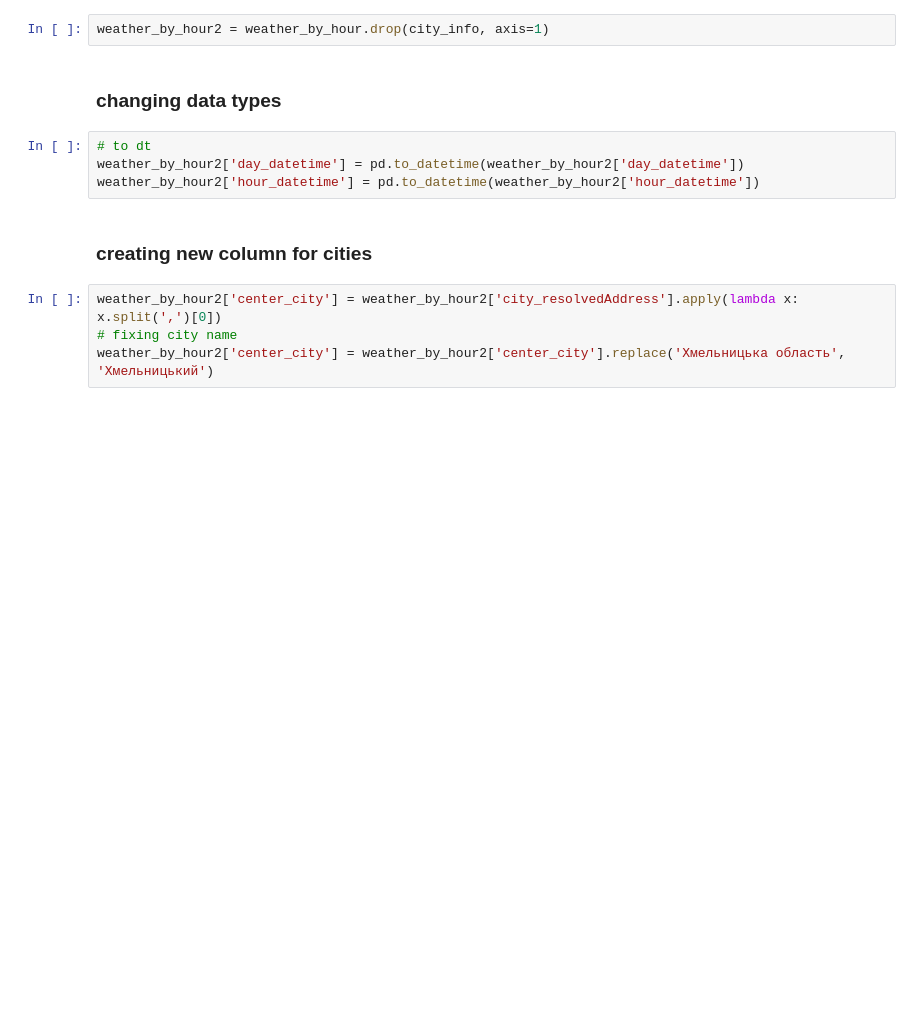
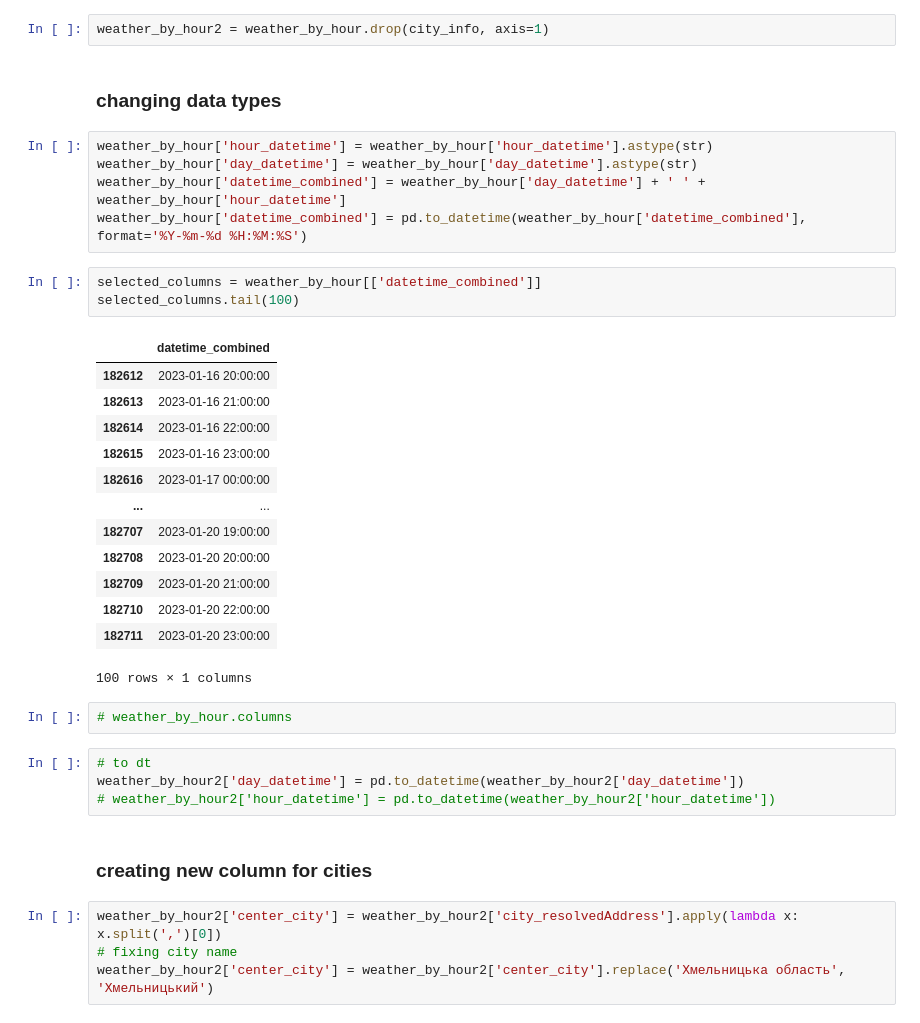
Before and after one commit to texasiaa/Homework-2, a Jupyter notebook: main_dataset.ipynb, the cells around one changed output. Drawn from its saved outputs; the diff is of its cells as text; blank space fills up the shorter version.

```diff
--- a/main_dataset.ipynb
+++ b/main_dataset.ipynb
@@ -128,10 +138,34 @@ city_info = [
 weather_by_hour2 = weather_by_hour.drop(city_info, axis=1)
 # %% [markdown]
 ### changing data types
+# %%
+weather_by_hour['hour_datetime'] = weather_by_hour['hour_datetime'].astype(str)
+weather_by_hour['day_datetime'] = weather_by_hour['day_datetime'].astype(str)
+weather_by_hour['datetime_combined'] = weather_by_hour['day_datetime'] + ' ' + weather_by_hour['hour_datetime']
+weather_by_hour['datetime_combined'] = pd.to_datetime(weather_by_hour['datetime_combined'], format='%Y-%m-%d %H:%M:%S')
+# %%
+selected_columns = weather_by_hour[['datetime_combined']]
+selected_columns.tail(100)
+# %% [output]
+|  | datetime_combined |
+| 182612 | 2023-01-16 20:00:00 |
+| 182613 | 2023-01-16 21:00:00 |
+| 182614 | 2023-01-16 22:00:00 |
+| 182615 | 2023-01-16 23:00:00 |
+| 182616 | 2023-01-17 00:00:00 |
+| ... | ... |
+| 182707 | 2023-01-20 19:00:00 |
+| 182708 | 2023-01-20 20:00:00 |
+| 182709 | 2023-01-20 21:00:00 |
+| 182710 | 2023-01-20 22:00:00 |
+| 182711 | 2023-01-20 23:00:00 |
+100 rows × 1 columns
+# %%
+# weather_by_hour.columns
 # %%
 # to dt
 weather_by_hour2['day_datetime'] = pd.to_datetime(weather_by_hour2['day_datetime'])
-weather_by_hour2['hour_datetime'] = pd.to_datetime(weather_by_hour2['hour_datetime'])
+# weather_by_hour2['hour_datetime'] = pd.to_datetime(weather_by_hour2['hour_datetime'])
 # %% [markdown]
 ### creating new column for cities
 # %%
```
Also changed, not shown: parts of 32 cells of this notebook.
